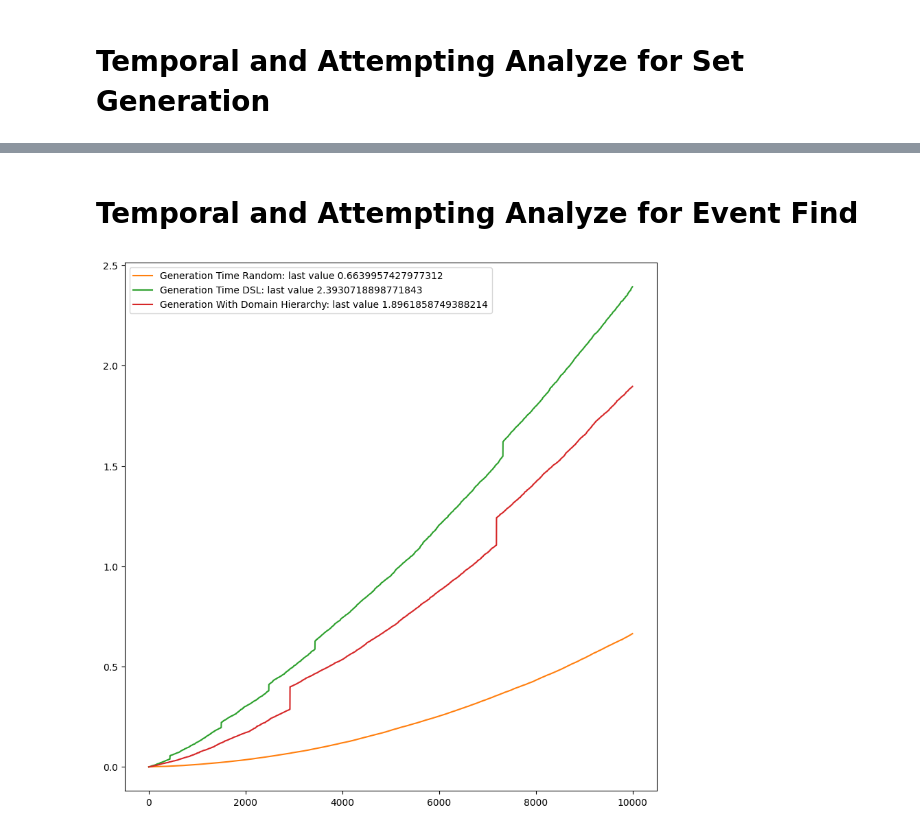
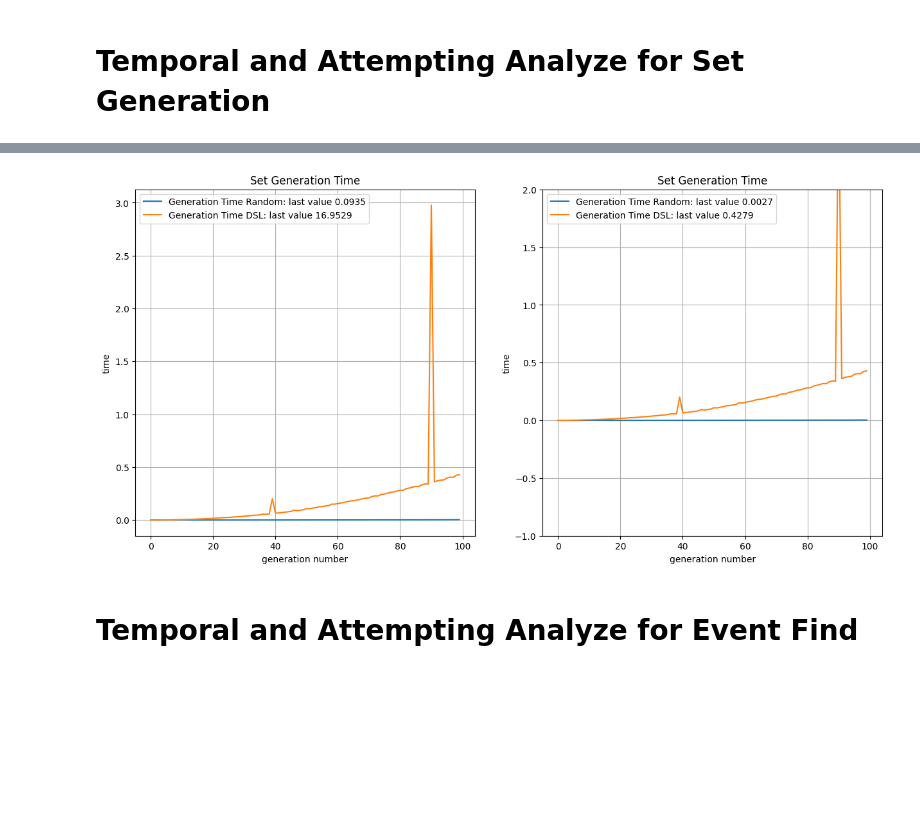
Before and after one commit to danielorlando97/search-space, a Jupyter notebook: experimentation/data_analyze.ipynb, the cells around one changed output, grey strips where cells are left out. Drawn from its saved outputs; the diff is of its cells as text; code cells hidden in the pictures; blank space fills up the shorter version.

```diff
--- a/experimentation/data_analyze.ipynb
+++ b/experimentation/data_analyze.ipynb
@@ -83,21 +195,51 @@ plt.plot()
+# %%
+_, ax = plt.subplots(1, 2, figsize=(15, 7))
+
+
+df = pd.read_csv('csv/matrix_randint_data.csv')
+X = df['iter_num'].unique()
+df = df.groupby('iter_num')
+Y1 = df['time'].mean()
+t = df['time'].mean().sum().tolist()
+l = df['time'].mean().iloc[-1]
+Y2 = df['attempts'].mean()
+a = df['attempts'].mean().mean().tolist()
+
+ax[0].plot(X, Y1, f'C{0}', label=f'Generation Time Random: last value {t:.4f}')
+ax[1].plot(X, Y1, f'C{0}', label=f'Generation Time Random: last value {l:.4f}')
+# ax[0].plot(X, Y2, f'C{0}', label=f'Generation Attempts Random: media =  {a:.4f}')
+
+
+df = pd.read_csv('csv/matrix_dsl_data.csv')
+X = df['iter_num'].unique()
+df = df.groupby('iter_num')
+Y1 = df['time'].mean()
+t = df['time'].mean().sum().tolist()
+l = df['time'].mean().iloc[-1]
+Y2 = df['attempts'].mean()
+a = df['attempts'].mean().mean().tolist()
+
+ax[0].plot(X, Y1, f'C{1}', label=f'Generation Time DSL: last value {t:.4f}')
+ax[1].plot(X, Y1, f'C{1}', label=f'Generation Time DSL: last value {l:.4f}')
+# ax[0].plot(X, Y2, f'C{1}', label=f'Generation Attempts DSL: media =  {a:.4f}')
+
+
+ax[0].grid(True)
+ax[0].set_xlabel("generation number")
+ax[0].set_ylabel("time")
+ax[0].set_title("Set Generation Time")
+ax[0].legend()
+
+ax[1].set_ylim(-1, 2)
+ax[1].grid(True)
+ax[1].set_xlabel("generation number")
+ax[1].set_ylabel("time")
+ax[1].set_title("Set Generation Time")
+ax[1].legend()
+
+_ = plt.savefig("exp4.png")
+# _ = plt.plot()
+# %% [output]
+[figure, added]
 # %% [markdown]
 # Temporal and Attempting Analyze for Event Find
-# %%
-plt = tools.Plotting()
-
-df = pd.read_csv('csv/even_randint_data.csv')
-X = df['iter_num']
-Y1 = tools.computing_time(df["time"])
-plt.append(X, Y1, f'Generation Time Random: last value {Y1[-1]}')
-
-df = pd.read_csv('csv/even_dsl_data.csv')
-Y2 = tools.computing_time(df["time"])
-plt.append(X, Y2, f'Generation Time DSL: last value {Y2[-1]}')
-
-df = pd.read_csv('csv/even_trap_data.csv')
-Y2 = tools.computing_time(df["time"])
-plt.append(X, Y2, f'Generation With Domain Hierarchy: last value {Y2[-1]}')
-
-plt.plot()
-# %% [output]
-[figure, removed]
```
Also changed, not shown: parts of 18 cells of this notebook, 25 other files.
